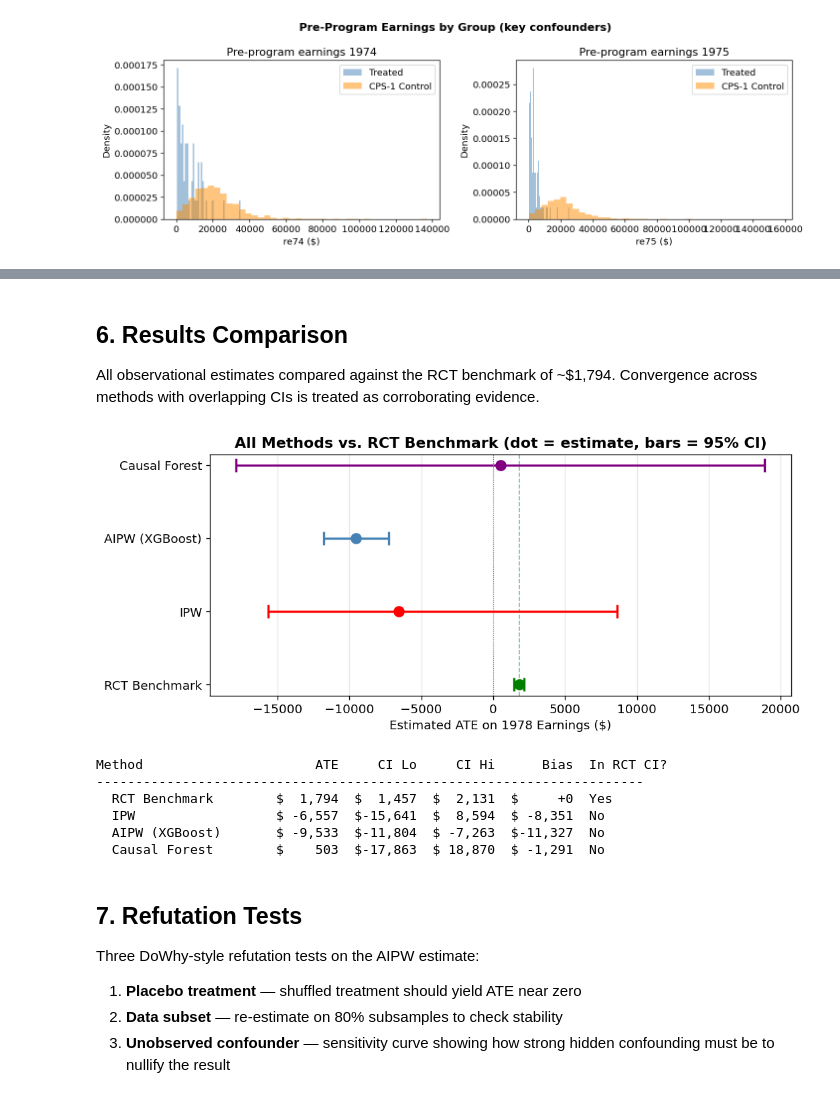
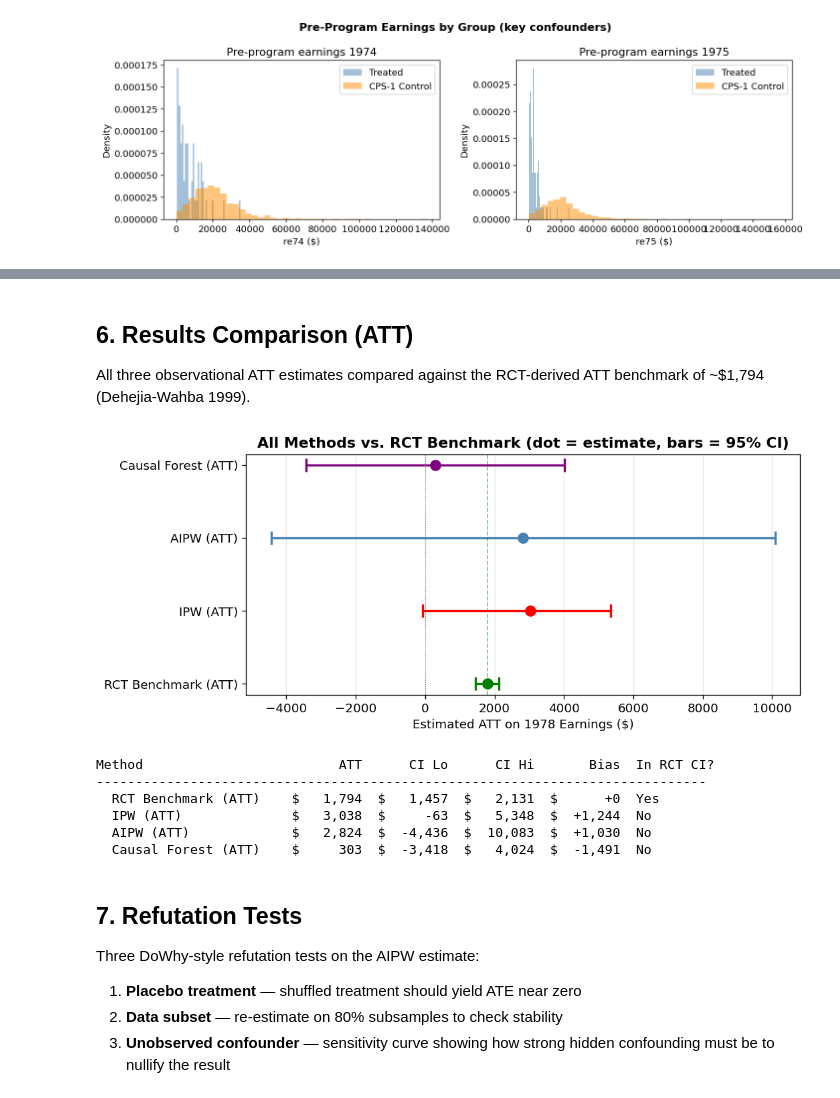
Before and after one commit to jeongyoonlee/lalonde_causal_inference_repo, a Jupyter notebook: notebooks/lalonde_causal_analysis.ipynb, the cells around one changed output, grey strips where cells are left out. Saved outputs shown, nothing was run; the diff lists cells and outputs as text; code cells hidden in the pictures.

```diff
--- a/notebooks/lalonde_causal_analysis.ipynb
+++ b/notebooks/lalonde_causal_analysis.ipynb
@@ -38,21 +45,34 @@ Data loaded directly from the NBER source via `dowhy.datasets`.
 We combine the NSW treated participants with the CPS-1 controls to replicate
 the hard observational estimation environment from Lalonde (1986).
 # %%
-# NSW RCT data
+# NSW RCT data (Dehejia-Wahba 1999 185/260 subset)
 nsw = dowhy.datasets.lalonde_dataset()
 nsw = nsw.rename(columns={'nodegr': 'nodegree'})
 nsw['treat'] = nsw['treat'].astype(int)
 
-# CPS-1 comparison group
+# PSID-1 comparison group (mislabeled "CPS-1" historically; the loader
+# actually returns the hardest of Dehejia-Wahba's three comparison groups).
 cps1 = dowhy.datasets.psid_dataset()
 cps1 = cps1.rename(columns={'nodegr': 'nodegree'})
 cps1['treat'] = cps1['treat'].astype(int)
 
-# Combine: NSW treated + CPS-1 controls
+# Combine: NSW treated + PSID-1 controls (185 + 2,490 = 2,675; matches
+# Dehejia-Wahba 1999 Table 1 exactly).
 df = pd.concat([nsw[nsw['treat'] == 1], cps1], ignore_index=True)
 
+# Zero pre-program earnings indicators — Dehejia-Wahba canonical covariates.
+# dowhy's loaders usually add these; this is a defensive construction.
+if 'u74' not in df.columns:
+    df['u74'] = (df['re74'] == 0).astype(int)
+if 'u75' not in df.columns:
+    df['u75'] = (df['re75'] == 0).astype(int)
+
 print(f"Combined sample: {len(df)} observations")
-print(f"  Treated (NSW):    {df['treat'].sum()}")
-print(f"  Controls (CPS-1): {(df['treat'] == 0).sum()}")
+print(f"  Treated (NSW):       {df['treat'].sum()}")
+print(f"  Controls (PSID-1):   {(df['treat'] == 0).sum()}")
+print(f"  u74=1 share: treated={df.loc[df['treat']==1,'u74'].mean():.0%}  "
+      f"control={df.loc[df['treat']==0,'u74'].mean():.0%}")
+print(f"  u75=1 share: treated={df.loc[df['treat']==1,'u75'].mean():.0%}  "
+      f"control={df.loc[df['treat']==0,'u75'].mean():.0%}")
 # %% [output]
 Combined sample: 2675 observations
@@ -397,44 +502,43 @@ plt.show()
 # %% [markdown]
-## 6. Results Comparison
+## 6. Results Comparison (ATT)
 
-All observational estimates compared against the RCT benchmark of ~$1,794.
-Convergence across methods with overlapping CIs is treated as corroborating evidence.
+All three observational ATT estimates compared against the RCT-derived ATT
+benchmark of ~$1,794 (Dehejia-Wahba 1999).
 # %%
-methods   = ['RCT Benchmark', 'IPW', 'AIPW (XGBoost)', 'Causal Forest']
-estimates = [RCT_BENCHMARK,    ate_ipw,  ate_aipw,         ate_cf]
-lowers    = [1457,             ipw_lo,   aipw_lo,           cf_lo]
-uppers    = [2131,             ipw_hi,   aipw_hi,           cf_hi]
-colors    = ['green',          'red',    'steelblue',       'purple']
+methods   = ['RCT Benchmark (ATT)', 'IPW (ATT)', 'AIPW (ATT)',  'Causal Forest (ATT)']
+estimates = [RCT_BENCHMARK,           att_ipw,    att_aipw,     att_cf]
+lowers    = [1457,                    ipw_lo,     aipw_lo,      att_cf_lo]
+uppers    = [2131,                    ipw_hi,     aipw_hi,      att_cf_hi]
+colors    = ['green',                 'red',      'steelblue',  'purple']
 
 fig, ax = plt.subplots(figsize=(9, 4))
 for i, (m, e, lo, hi, c) in enumerate(zip(methods, estimates, lowers, uppers, colors)):
     ax.errorbar(e, i, xerr=[[e-lo],[hi-e]],
                 fmt='o', color=c, capsize=6, capthick=2, elinewidth=2, markersize=9)
 ax.axvline(RCT_BENCHMARK, color='green', linestyle='--', linewidth=1, alpha=0.5)
 ax.axvline(0, color='gray', linewidth=0.7, linestyle=':')
 ax.set_yticks(range(len(methods))); ax.set_yticklabels(methods)
-ax.set_xlabel('Estimated ATE on 1978 Earnings ($)')
+ax.set_xlabel('Estimated ATT on 1978 Earnings ($)')
 ax.set_title('All Methods vs. RCT Benchmark (dot = estimate, bars = 95% CI)', fontweight='bold')
 ax.grid(axis='x', alpha=0.3)
 plt.tight_layout()
 plt.savefig('../outputs/results_comparison.png', bbox_inches='tight')
 plt.show()
 
-print(f"{'Method':<22} {'ATE':>8}  {'CI Lo':>8}  {'CI Hi':>8}  {'Bias':>8}  In RCT CI?")
-print("-" * 70)
-for m, e, lo, hi in zip(['RCT Benchmark','IPW','AIPW (XGBoost)','Causal Forest'],
-                         estimates, lowers, uppers):
+print(f"{'Method':<24} {'ATT':>9}  {'CI Lo':>9}  {'CI Hi':>9}  {'Bias':>9}  In RCT CI?")
+print("-" * 78)
+for m, e, lo, hi in zip(methods, estimates, lowers, uppers):
     bias  = e - RCT_BENCHMARK
     check = "Yes" if 1457 <= e <= 2131 else "No"
-    print(f"  {m:<20} ${e:>7,.0f}  ${lo:>7,.0f}  ${hi:>7,.0f}  ${bias:>+7,.0f}  {check}")
+    print(f"  {m:<22} ${e:>8,.0f}  ${lo:>8,.0f}  ${hi:>8,.0f}  ${bias:>+8,.0f}  {check}")
 # %% [output]
-[figure, old version]
+[figure, new version]
-Method                      ATE     CI Lo     CI Hi      Bias  In RCT CI?
-----------------------------------------------------------------------
-  RCT Benchmark        $  1,794  $  1,457  $  2,131  $     +0  Yes
-  IPW                  $ -6,557  $-15,641  $  8,594  $ -8,351  No
-  AIPW (XGBoost)       $ -9,533  $-11,804  $ -7,263  $-11,327  No
-  Causal Forest        $    503  $-17,863  $ 18,870  $ -1,291  No
+Method                         ATT      CI Lo      CI Hi       Bias  In RCT CI?
+------------------------------------------------------------------------------
+  RCT Benchmark (ATT)    $   1,794  $   1,457  $   2,131  $      +0  Yes
+  IPW (ATT)              $   3,038  $     -63  $   5,348  $  +1,244  No
+  AIPW (ATT)             $   2,824  $  -4,436  $  10,083  $  +1,030  No
+  Causal Forest (ATT)    $     303  $  -3,418  $   4,024  $  -1,491  No
 # %% [markdown]
 ## 7. Refutation Tests
 
```
Also changed, not shown: parts of 19 cells of this notebook, 2 other files.
